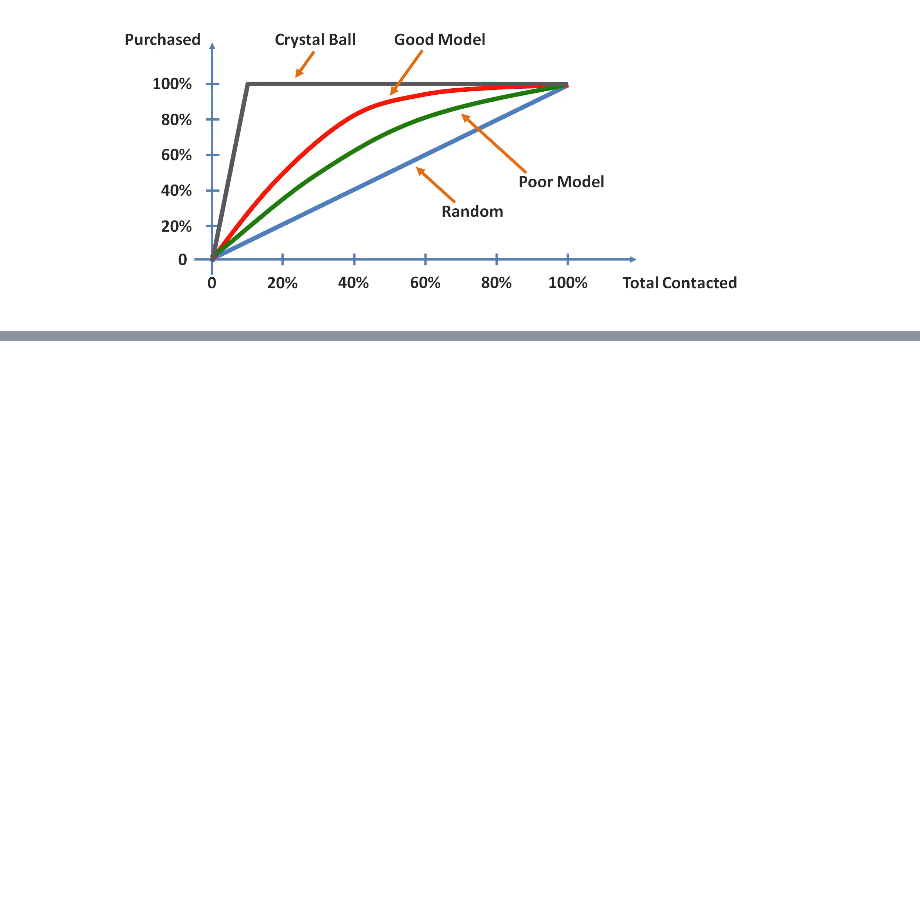
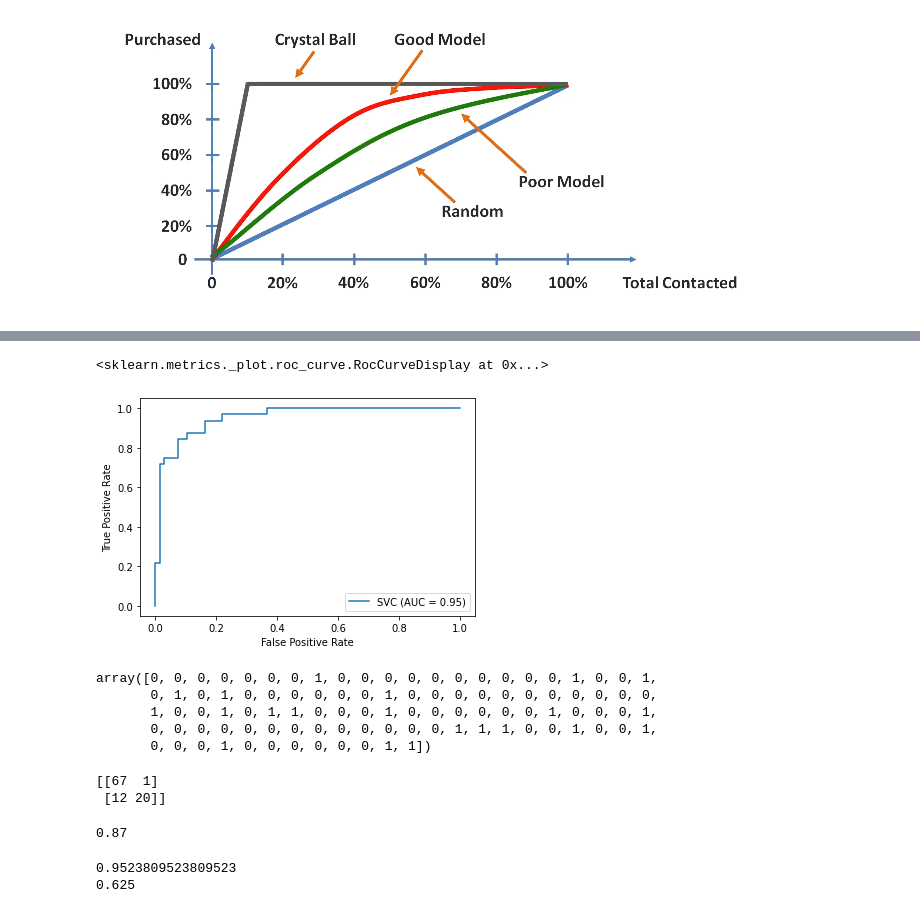
Before and after one commit to gauravpks/ml-repo, a Jupyter notebook: Model Selection _ Boosting/CAP-ROC-AUC.ipynb, the cells around one changed output, grey strips where cells are left out. Saved outputs shown, nothing was run; the diff lists cells and outputs as text; code cells hidden in the pictures; blank space fills up the shorter version.

```diff
--- a/Model Selection _ Boosting/CAP-ROC-AUC.ipynb
+++ b/Model Selection _ Boosting/CAP-ROC-AUC.ipynb
@@ -20,0 +126,32 @@ This line is called the Cumulative Average Profile of your model. Higher the are
+# %%
+from sklearn import  metrics
+metrics.plot_roc_curve(classifier_SVC, X_test, y_test)
+# %% [output]
+<sklearn.metrics._plot.roc_curve.RocCurveDisplay at 0x...>
+[figure, added]
+# %%
+mythreshold = 0.7
+new_y_pred = (classifier_SVC.predict_proba(X_test)[:,1] >= mythreshold).astype(int)
+new_y_pred
+# %% [output]
+array([0, 0, 0, 0, 0, 0, 0, 1, 0, 0, 0, 0, 0, 0, 0, 0, 0, 0, 1, 0, 0, 1,
+       0, 1, 0, 1, 0, 0, 0, 0, 0, 0, 1, 0, 0, 0, 0, 0, 0, 0, 0, 0, 0, 0,
+       1, 0, 0, 1, 0, 1, 1, 0, 0, 0, 1, 0, 0, 0, 0, 0, 0, 1, 0, 0, 0, 1,
+       0, 0, 0, 0, 0, 0, 0, 0, 0, 0, 0, 0, 0, 1, 1, 1, 0, 0, 1, 0, 0, 1,
+       0, 0, 0, 1, 0, 0, 0, 0, 0, 0, 1, 1])
+# %%
+from sklearn.metrics import confusion_matrix, accuracy_score
+cm_new = confusion_matrix(y_test, new_y_pred)
+print(cm_new)
+accuracy_score(y_test, new_y_pred)
+# %% [output]
+[[67  1]
+ [12 20]]
+0.87
+# %%
+from sklearn.metrics import precision_score, recall_score
+print(precision_score(y_test, new_y_pred))
+print(recall_score(y_test, new_y_pred))
+# %% [output]
+0.9523809523809523
+0.625
```
Also changed, not shown: parts of 36 cells of this notebook.
